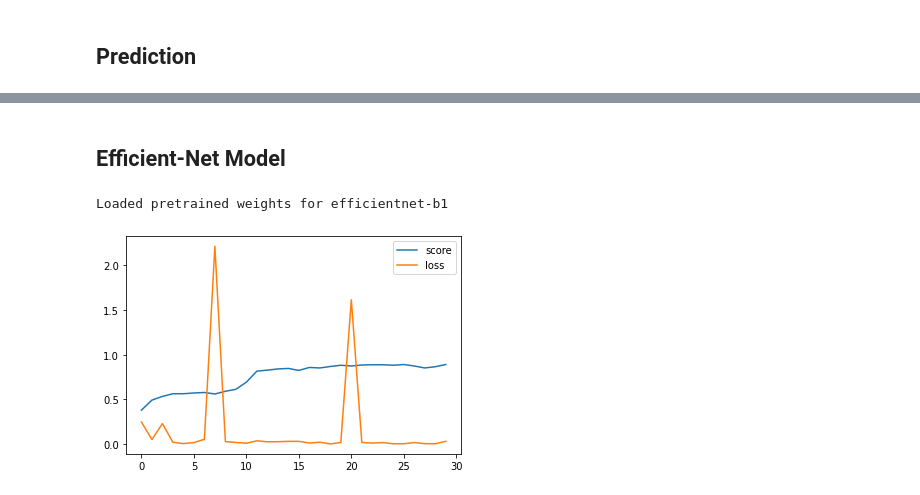
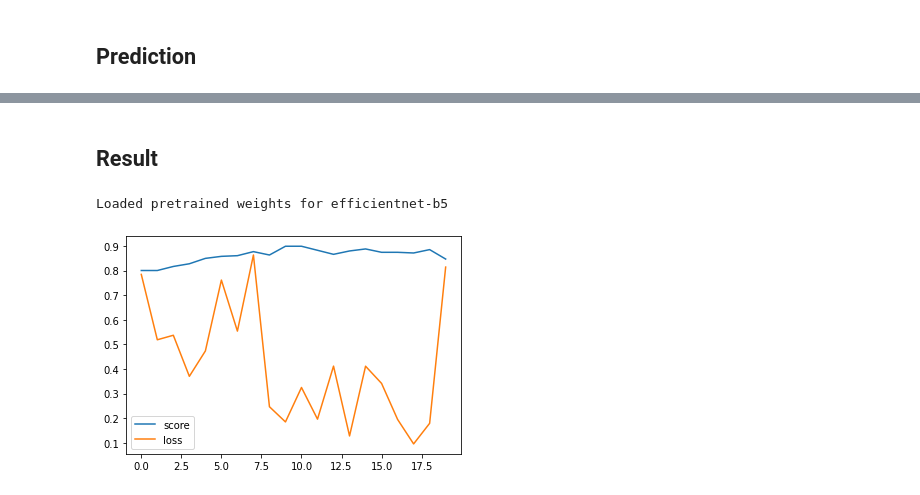
Before and after one commit to aguang-xyz/kaggle-solutions, a Jupyter notebook: solutions/plant-pathology-2020-fgvc7/efficient-net.ipynb, the cells around one changed output, grey strips where cells are left out. Cells and saved outputs as stored; diff of their text form; code cells hidden in the pictures.

Commit message:
Efficient Net B5.

```diff
--- a/solutions/plant-pathology-2020-fgvc7/efficient-net.ipynb
+++ b/solutions/plant-pathology-2020-fgvc7/efficient-net.ipynb
@@ -30,9 +43,8 @@ Besides, I use these methods to augment training sets:
 # %%
 from torch.utils.data import Dataset, random_split
-from torchvision.transforms import RandomHorizontalFlip, RandomVerticalFlip, RandomGrayscale, RandomPerspective, RandomRotation
+from torchvision.transforms import RandomOrder, ColorJitter, RandomHorizontalFlip, RandomVerticalFlip, RandomGrayscale, RandomPerspective, RandomRotation
 from torchvision.transforms import Compose, Resize, Normalize, ToTensor
 from PIL import Image
-
 
 class PlantDataset(Dataset):
 
@@ -40,11 +52,15 @@ class PlantDataset(Dataset):
 
         self.train = train
 
-        self.dataset = pd.read_csv('./dataset/{}.csv'.format('train' if train else 'test'))
+        self.dataset = pd.read_csv('{}/{}.csv'.format(INPUT_DIR, ('train' if train else 'test')))
+
+        if DEBUG:
+            self.dataset = self.dataset.head(n = 5 * BATCH_SIZE)
 
         if self.train:
 
-            self.augment = Compose([
+            self.augment = RandomOrder([
+                ColorJitter(brightness = 0.5, contrast = 0.5, saturation = 0.5, hue = 0.1),
                 RandomGrayscale(),
                 RandomHorizontalFlip(),
                 RandomVerticalFlip(),
@@ -64,7 +80,7 @@ class PlantDataset(Dataset):
 
     def __getitem__(self, index):
 
-        image = Image.open('./dataset/images/{}.jpg'.format(self.dataset.loc[index, 'image_id']))
+        image = Image.open('{}/images/{}.jpg'.format(INPUT_DIR, self.dataset.loc[index, 'image_id']))
 
         if self.train:
             image = self.augment(image)
@@ -78,5 +94,10 @@ class PlantDataset(Dataset):
             return image, label
         else:
             return image, index
+
+train_raw = PlantDataset(train = True)
+test_raw = PlantDataset(train = False)
+
+train_set, test_set = random_split(train_raw, [int(0.8 * len(train_raw)), len(train_raw) - int(0.8 * len(train_raw))])
 # %% [markdown]
 ## Model Validation
@@ -117,8 +147,7 @@ from torch.utils.data import DataLoader
 from torch.optim import Adam
 from torch.nn import CrossEntropyLoss
 
-
-def train(model, train_set, test_set, label = None, ax = None, again = False):
+def train(model, train_set, test_set, label = None, ax = None):
 
     if (label is not None) and os.path.isfile('./checkpoints/{}.ckpt'.format(label)):
         model.load_state_dict(torch.load('./checkpoints/{}.ckpt'.format(label)))
@@ -139,7 +168,7 @@ def train(model, train_set, test_set, label = None, ax = None, again = False):
     train_loader = DataLoader(train_set, batch_size = BATCH_SIZE)
     test_loader = DataLoader(test_set, batch_size = BATCH_SIZE)
 
-    if again or (len(scores) == 0 and len(scores) == 0):
+    if (not LOCAL) or (len(scores) == 0 and len(scores) == 0):
 
         with tqdm(total = EPOCH_TIME * (len(train_loader) + len(test_loader)) * BATCH_SIZE) as pbar:
             for epoch in range(0, EPOCH_TIME):
@@ -163,7 +192,7 @@ def train(model, train_set, test_set, label = None, ax = None, again = False):
                 losses.append(loss)
                 scores.append(score)
 
-    if label is not None:
+    if (not DEBUG) and (label is not None):
 
         torch.save(model.state_dict(),'./checkpoints/{}.ckpt'.format(label))
 
@@ -208,22 +241,13 @@ def predict(model, dataset, pbar = None):
         submission.loc[idx, 'image_id'] = 'Test_{}'.format(idx)
 
     return submission
-# %% [markdown]
-## Efficient-Net Model
-# %%
-from torch.utils.data import DataLoader
-
-efficient_net = EfficientNet.from_pretrained(MODEL_NAME, num_classes = 4).to(DEVICE)
-
-train_raw = PlantDataset(train = True)
-
-train_set, test_set = random_split(train_raw, [int(0.8 * len(train_raw)), len(train_raw) - int(0.8 * len(train_raw))])
-
-train(efficient_net, train_set, test_set, label = MODEL_NAME, ax = plt.subplot())
-
-submission = predict(efficient_net, PlantDataset(train = False))
-
-submission.to_csv('./dataset/submission_efficient_net_b1.csv', index = False)
-# %% [output]
-Loaded pretrained weights for efficientnet-b1
-[figure, removed]
+# %% [markdown]
+## Result
+# %%
+efficient_net = EfficientNet.from_pretrained(MODEL, num_classes = 4).to(DEVICE)
+# %% [output]
+Loaded pretrained weights for efficientnet-b5
+# %%
+train(efficient_net, train_set, test_set, label = MODEL, ax = plt.subplot())
+# %% [output]
+[figure, added]
```
Also changed, not shown: parts of 12 cells of this notebook, 9 other files.
